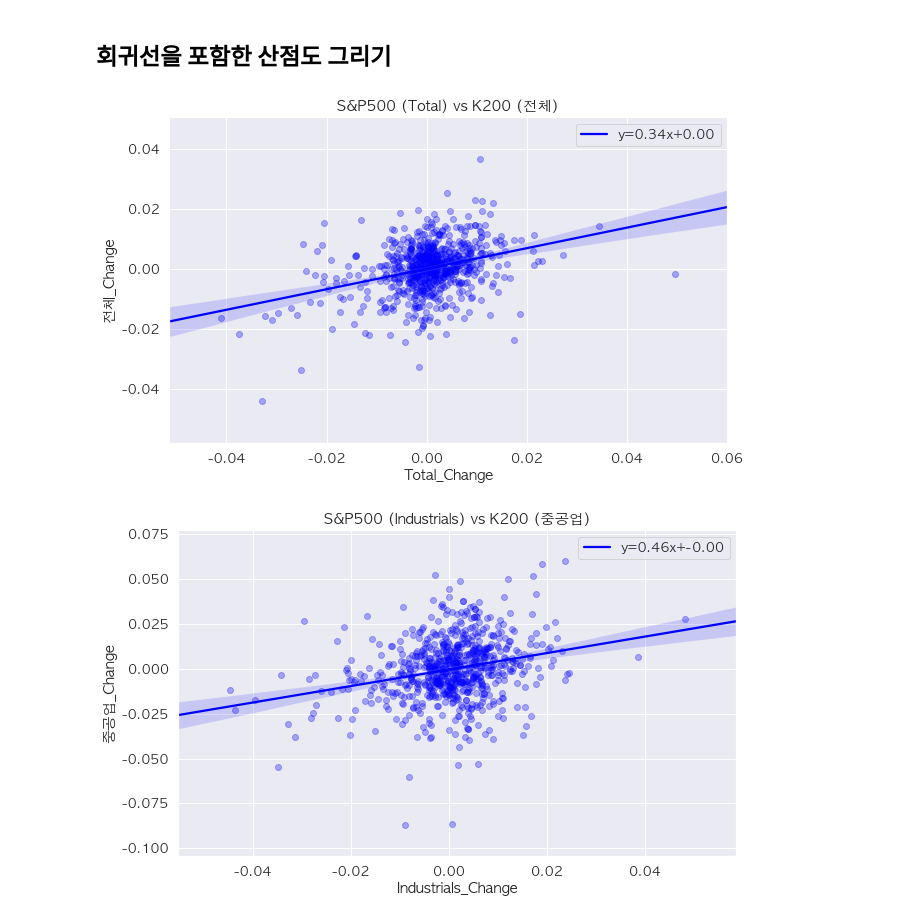
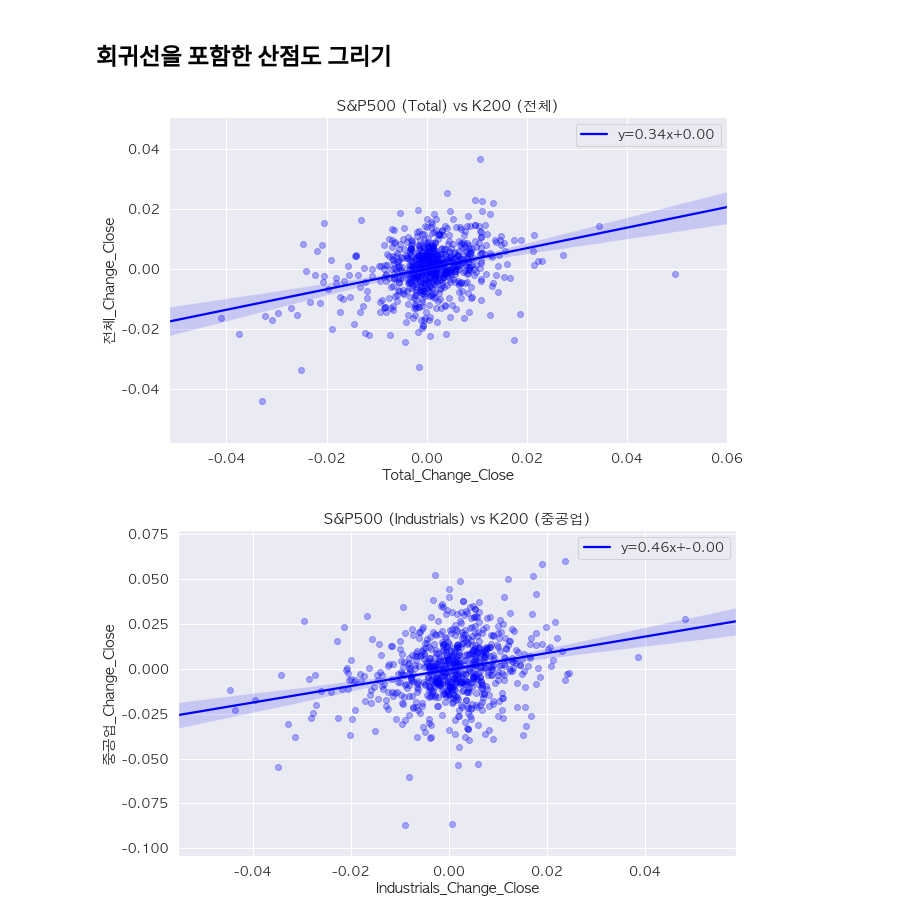
Before and after one commit to jooniis/ssf_prj1, a Jupyter notebook: stock_price_eda.ipynb, the cells around one changed output. Drawn from its saved outputs; the diff is of its cells as text; code cells hidden in the pictures.

```diff
--- a/stock_price_eda.ipynb
+++ b/stock_price_eda.ipynb
@@ -119,7 +124,7 @@ for file_name, ind_name in zip(SNP_files, SNP_ind_names):
     df = df[df['Date'] >= '2014-01-01']
 
     df = df.sort_values('Date')
-    df['Change'] = (df['Close'] - df['Close'].shift(1)) / df['Close'].shift(1)
+    df['Change_Close'] = (df['Close'] - df['Close'].shift(1)) / df['Close'].shift(1)
 
     # 컬럼명 앞에 산업명 달아주기
     df.columns = list(df.columns[0:1]) + [ind_name+'_'+col for col in df.columns[1:]]
@@ -213,7 +241,7 @@ corr.style.background_gradient(cmap='Blues')
 # %%
 import statsmodels.api as sm
 
-def linear_regression(X, y):
+def linear_regression(X, y, print_output=False):
 
     # with statsmodels
     X = sm.add_constant(X) # adding a constant
@@ -222,17 +250,18 @@ def linear_regression(X, y):
     predictions = model.predict(X)
 
     # 회귀분석 결과의 출력
-#     print_model = model.summary()
-#     print(print_model)
+    if print_output:
+        print_model = model.summary()
+        print(print_model)
 
     return model.params, predictions
 
 
-def plot_scatter(x, y, predictions, x_ind_name, y_ind_name, params):
+def plot_scatter(x, y, predictions, x_ind_name, y_ind_name, params, target):
 
     plt.figure(figsize=(10, 6))
 
-    ax = sns.regplot(x=x_ind_name+"_Change", y=y_ind_name+"_Change", data=df_all, color='blue'
+    ax = sns.regplot(x=x_ind_name+"_Change_Close", y=y_ind_name+"_Change_"+target, data=df_all, color='blue'
                      , scatter_kws={'alpha':0.3},
                      line_kws={'label':"y={0:.2f}x+{1:.2f}".format(params[1],params[0])})
 
@@ -243,20 +272,27 @@ def plot_scatter(x, y, predictions, x_ind_name, y_ind_name, params):
     plt.show()
 
 
-def reg_and_plot(SNP_ind_name, k200_ind_name):
+def reg_and_plot(SNP_ind_name, k200_ind_name, target):
 
-    X, y = df_all[SNP_ind_name+'_Change'], df_all[k200_ind_name+'_Change']
+    X, y = df_all[SNP_ind_name+'_Change_Close'], df_all[k200_ind_name+'_Change_'+target]
     params, predictions = linear_regression(X, y)
-    plot_scatter(X, y, predictions, SNP_ind_name, k200_ind_name, params)
+    plot_scatter(X, y, predictions, SNP_ind_name, k200_ind_name, params, target)
+
+
+def print_reg_output(SNP_ind_name, k200_ind_name):
+
+    print('\n\n' + SNP_ind_name + ' vs ' + k200_ind_name)
+    X, y = df_all[SNP_ind_name+'_Change_Close'], df_all[k200_ind_name+'_Change_'+target]
+    params, predictions = linear_regression(X, y, print_output=True)
 # %%
-# 상관계수가 높은 조합들
-reg_and_plot('Total', '전체')
-reg_and_plot('Industrials', '중공업')
-reg_and_plot('Materials', '산업재')
-reg_and_plot('Energy', '철강소재')
-reg_and_plot('IT', '정보기술')
-reg_and_plot('Materials', '에너지화학')
-reg_and_plot('Financials', '금융')
+# 상관계수가 높은 조합들 - 종가
+reg_and_plot('Total', '전체', target='Close')
+reg_and_plot('Industrials', '중공업', target='Close')
+reg_and_plot('Materials', '산업재', target='Close')
+reg_and_plot('Energy', '철강소재', target='Close')
+reg_and_plot('IT', '정보기술', target='Close')
+reg_and_plot('Materials', '에너지화학', target='Close')
+reg_and_plot('Financials', '금융', target='Close')
 # %% [output]
-[figure, old version]
+[figure, new version]
-[figure, old version]
+[figure, new version]
```
Also changed, not shown: parts of 10 cells of this notebook.
